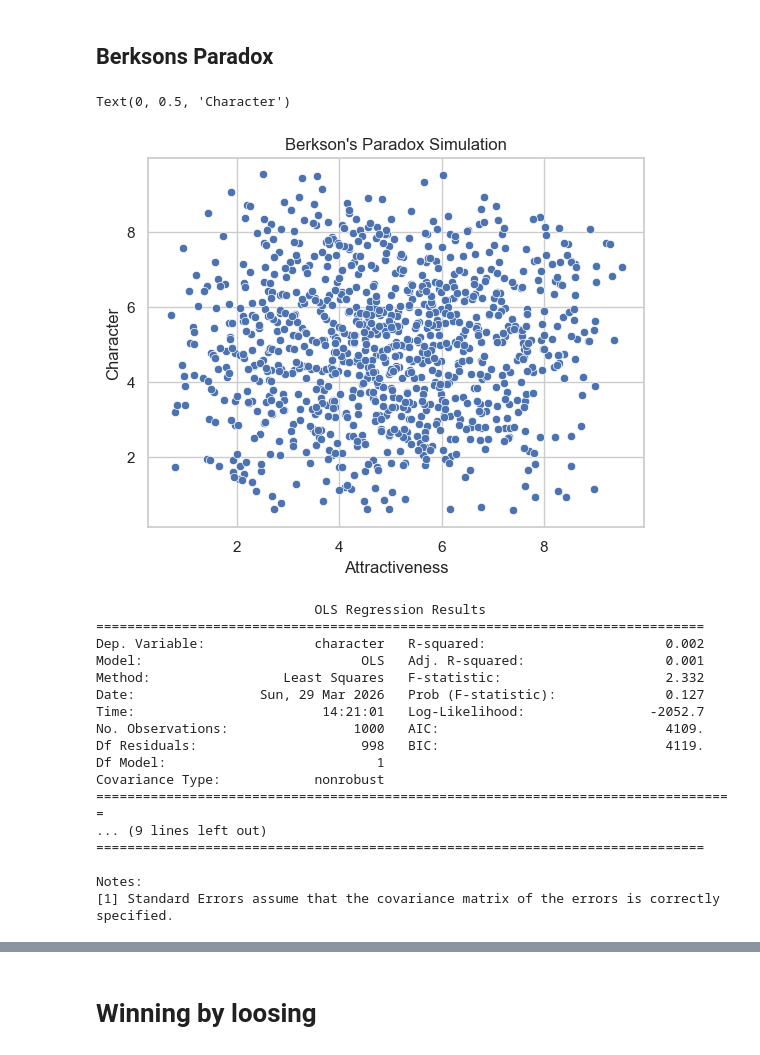
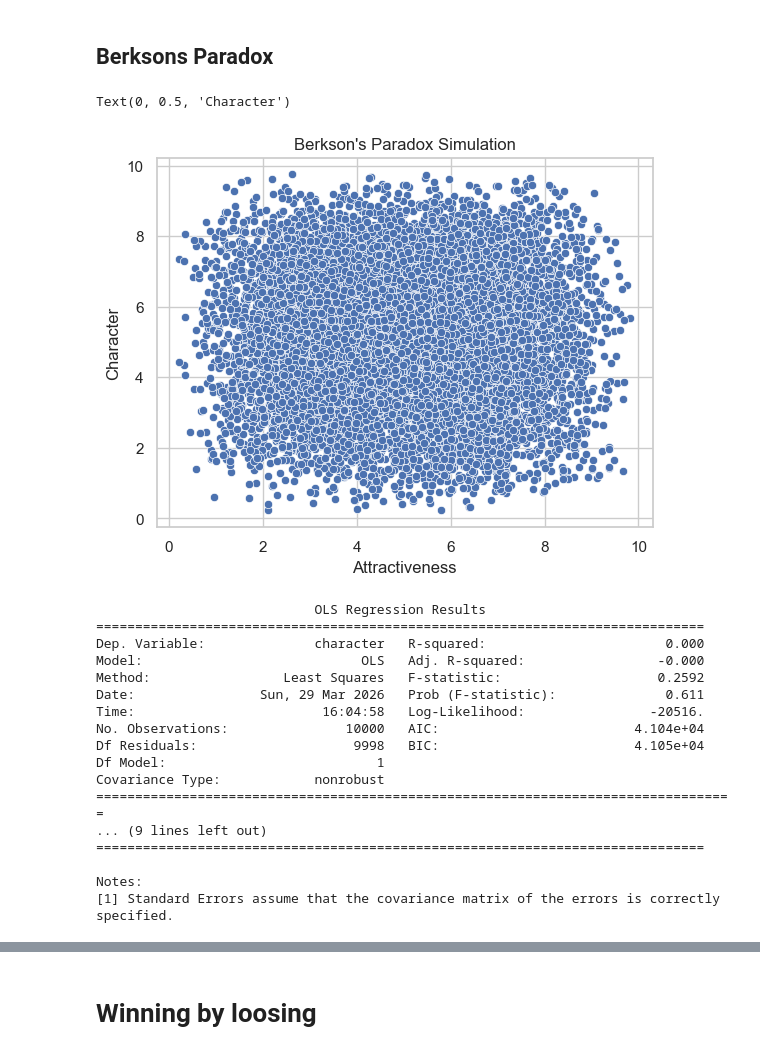
Before and after one commit to theshufflebee/heconomist, a Jupyter notebook: Articles/welcome_to_monte_carlo/main.ipynb, the cells around one changed output, grey strips where cells are left out. Drawn from its saved outputs; the diff is of its cells as text; code cells hidden in the pictures.

Commit message:
final plots an dcode for berkson and perrondo

```diff
--- a/Articles/welcome_to_monte_carlo/main.ipynb
+++ b/Articles/welcome_to_monte_carlo/main.ipynb
@@ -10,31 +54,31 @@ import seaborn as sns
 # %%
 # Set Paramenters
 
-n = 1000
+n = 10000
 alpha = 3
 beta = 3
 
 # Simulate Data
 attractiveness = np.random.beta(alpha, beta, n)
 attractiveness = attractiveness * 10
 
 character = np.random.beta(alpha, beta, n)
 character = character * 10
 
 # Create DataFrame
 berksons_df = pd.DataFrame({
     'attractiveness': attractiveness,
     'character': character
 })
 
 # Plot the Data
 sns.scatterplot(data=berksons_df, x='attractiveness', y='character')
 plt.title("Berkson's Paradox Simulation")
 plt.xlabel("Attractiveness")
 plt.ylabel("Character")
 # %% [output]
 Text(0, 0.5, 'Character')
-[figure, old version]
+[figure, new version]
 # %%
 # Regress character on attractiveness to show that there is no correlation
 import statsmodels.api as sm
@@ -53,13 +97,13 @@ print(sm_model.summary())
 # %% [output]
                             OLS Regression Results
 ==============================================================================
-Dep. Variable:              character   R-squared:                       0.002
-Model:                            OLS   Adj. R-squared:                  0.001
-Method:                 Least Squares   F-statistic:                     2.332
-Date:                Sun, 29 Mar 2026   Prob (F-statistic):              0.127
-Time:                        14:21:01   Log-Likelihood:                -2052.7
-No. Observations:                1000   AIC:                             4109.
-Df Residuals:                     998   BIC:                             4119.
+Dep. Variable:              character   R-squared:                       0.000
+Model:                            OLS   Adj. R-squared:                 -0.000
+Method:                 Least Squares   F-statistic:                    0.2592
+Date:                Sun, 29 Mar 2026   Prob (F-statistic):              0.611
+Time:                        16:04:58   Log-Likelihood:                -20516.
+No. Observations:               10000   AIC:                         4.104e+04
+Df Residuals:                    9998   BIC:                         4.105e+04
 Df Model:                           1
 Covariance Type:            nonrobust
 ==================================================================================
```
Also changed, not shown: parts of 6 cells of this notebook, 3 other files.
